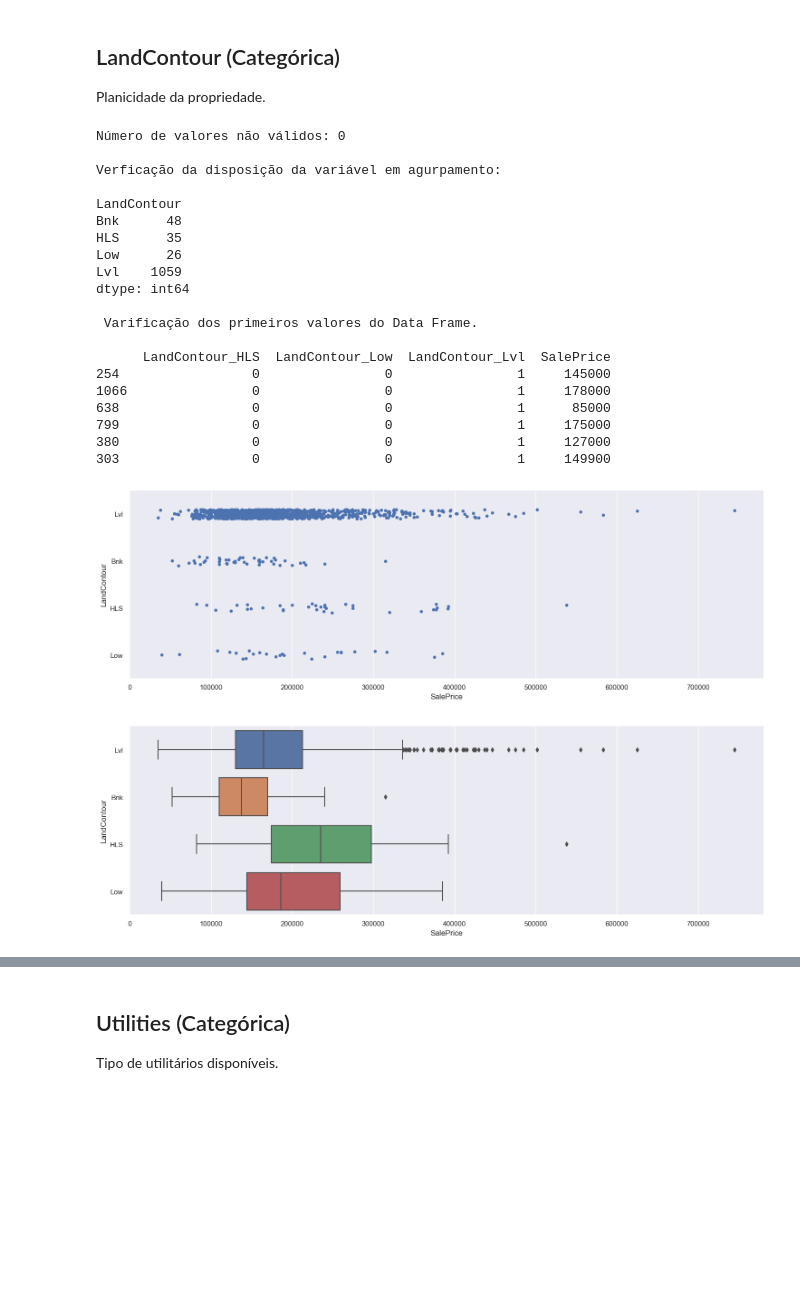
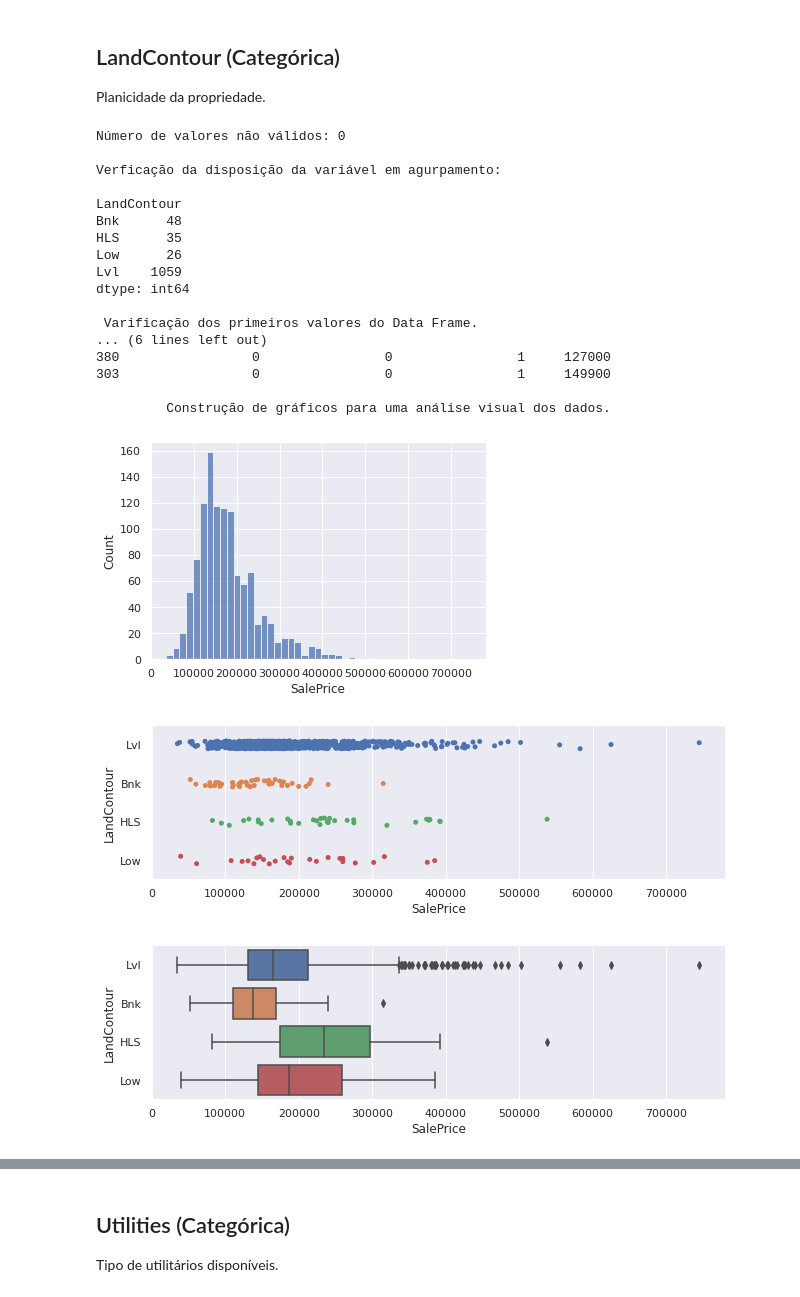
Before and after one commit to JohnDaytonCC/HousePricesPrediction, a Jupyter notebook: Notebook - House Prices Predition.ipynb, the cells around one changed output, grey strips where cells are left out. Saved outputs shown, nothing was run; the diff lists cells and outputs as text; code cells hidden in the pictures; blank space fills up the shorter version.

```diff
--- a/Notebook - House Prices Predition.ipynb
+++ b/Notebook - House Prices Predition.ipynb
@@ -679,13 +679,13 @@ print(df_dummies_auxiliar.head(6))
 ############################################################################################################
 # Criação de um gráfico para facilitar o entendimento da dispersão dos dados
 
-sns.catplot(x = nome_target, y = nome_feature, data = dados_treino, height=5, aspect=3)
-# ax1.set_axis_labels('nome_target','nome_feature')
-# ax1.despine(left=True)   # Remove os limites à esquerda.
+print('\n\t Construção de gráficos para uma análise visual dos dados.\n')
 
-sns.catplot(x = nome_target, y = nome_feature, data = dados_treino, kind = "box", height=5, aspect=3)
-# ax2.set_axis_labels('nome_target','nome_feature')
-# ax2.despine(left=True)   # Remove os limites à esquerda.
+sns.histplot(dados_treino[nome_target])
+
+sns.catplot(x = nome_target, y = nome_feature, data = dados_treino, height=3, aspect=3)
+
+sns.catplot(x = nome_target, y = nome_feature, data = dados_treino, kind = "box", height=3, aspect=3)
 
 # Ajustar o layout para evitar sobreposição
 plt.tight_layout()
@@ -694,38 +694,36 @@ plt.tight_layout()
 plt.show()
 ############################################################################################################
 
 print('\n\t A concentração dos dados da variável está praticamente na mesma faixa de valores, entre 100000 a 300000.')
 
 # Estimação do modelo de regressão linear múltipla com n-1 dummies
 modelo_dummies = sm.OLS.from_formula("SalePrice ~ LandContour_HLS + LandContour_Low + LandContour_Lvl", df_dummies_auxiliar).fit()
 
 print("\nDados estatísticos da regressão linear criada apenas com essa variável categórica e a variável dependente.\n")
 # Verificação dos parâmetros do modelo.
 print(modelo_dummies.summary())
 
 ############################################################################################################
 
 print('\nComo essa variável representa aproximadamente 3% da variável dependente e não será escolhida.')
 # %% [output]
 Número de valores não válidos: 0
 
 Verficação da disposição da variável em agurpamento:
 
 LandContour
 Bnk      48
 HLS      35
 Low      26
 Lvl    1059
 dtype: int64
 
  Varificação dos primeiros valores do Data Frame.
-
-      LandContour_HLS  LandContour_Low  LandContour_Lvl  SalePrice
-254                 0                0                1     145000
-1066                0                0                1     178000
-638                 0                0                1      85000
-799                 0                0                1     175000
+... (6 lines left out)
 380                 0                0                1     127000
 303                 0                0                1     149900
+
+         Construção de gráficos para uma análise visual dos dados.
-[figure, old version]
+[figure, new version]
-[figure, old version]
+[figure, new version]
+[figure, added]
```
Also changed, not shown: parts of 47 cells of this notebook.
